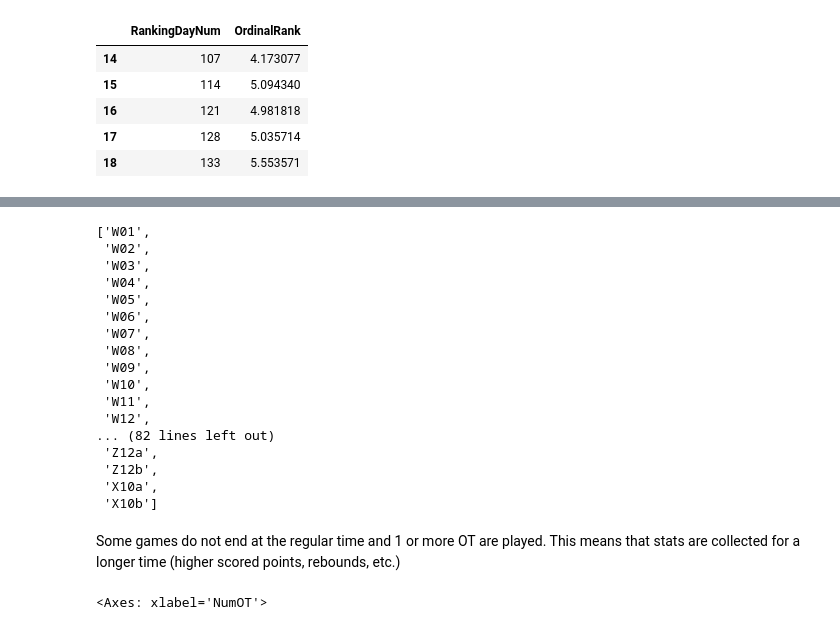
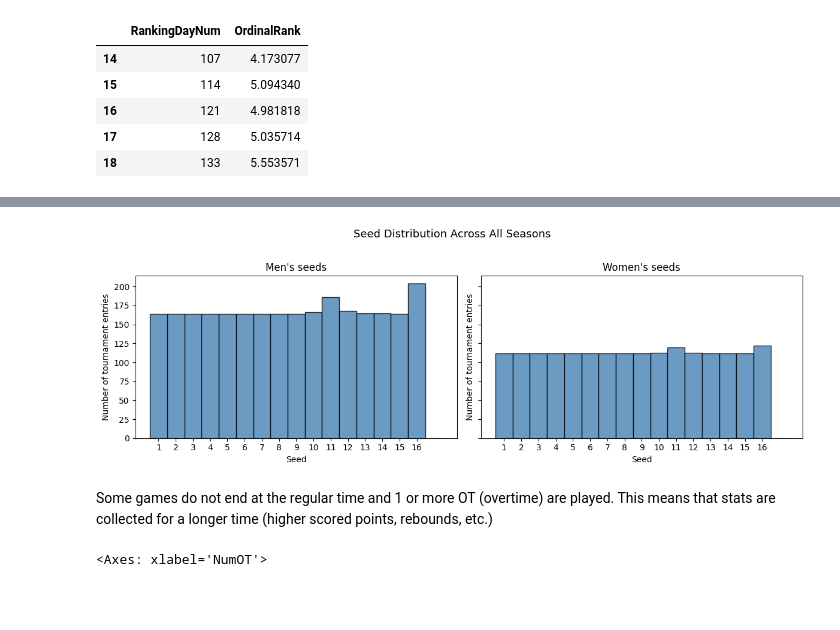
Before and after one commit to cico-rial/march-madness, a Jupyter notebook: march-madness.ipynb, the cells around one changed output, grey strips where cells are left out. Cells and saved outputs as stored; diff of their text form; code cells hidden in the pictures; blank space fills up the shorter version.

```diff
--- a/march-madness.ipynb
+++ b/march-madness.ipynb
@@ -334,25 +187,22 @@ NB: only tournament's teams are assigned with a seed
-# %%
-[x for x in seeds_df["Seed"].unique()]
-# %% [output]
-['W01',
- 'W02',
- 'W03',
- 'W04',
- 'W05',
- 'W06',
- 'W07',
- 'W08',
- 'W09',
- 'W10',
- 'W11',
- 'W12',
-... (82 lines left out)
- 'Z12a',
- 'Z12b',
- 'X10a',
- 'X10b']
+# %%
+# distribution of numeric seeds across all seasons, for Men and Women
+int_seeds_M = M_seeds_df['Seed'].map(lambda x: int(x[1:3]))
+int_seeds_W = W_seeds_df['Seed'].map(lambda x: int(x[1:3]))
+
+fig, axes = plt.subplots(1, 2, figsize=(12, 4), sharey=True)
+for ax, seeds, title in zip(axes, [int_seeds_M, int_seeds_W], ["Men's seeds", "Women's seeds"]):
+    ax.hist(seeds, bins=range(1, 19), edgecolor='black', align='left', color='steelblue', alpha=0.8)
+    ax.set_title(title)
+    ax.set_xlabel('Seed')
+    ax.set_ylabel('Number of tournament entries')
+    ax.set_xticks(range(1, 17))
+plt.suptitle('Seed Distribution Across All Seasons', y=1.02, fontsize=13)
+plt.tight_layout()
+plt.show()
+# %% [output]
+[figure, added]
 # %% [markdown]
-Some games do not end at the regular time and 1 or more OT are played. This means that stats are collected for a longer time (higher scored points, rebounds, etc.)
+Some games do not end at the regular time and 1 or more OT (overtime) are played. This means that stats are collected for a longer time (higher scored points, rebounds, etc.)
 # %%
 regular_results_df["NumOT"].value_counts().plot(kind="bar")
 # %% [output]
```
Also changed, not shown: parts of 113 cells of this notebook.
